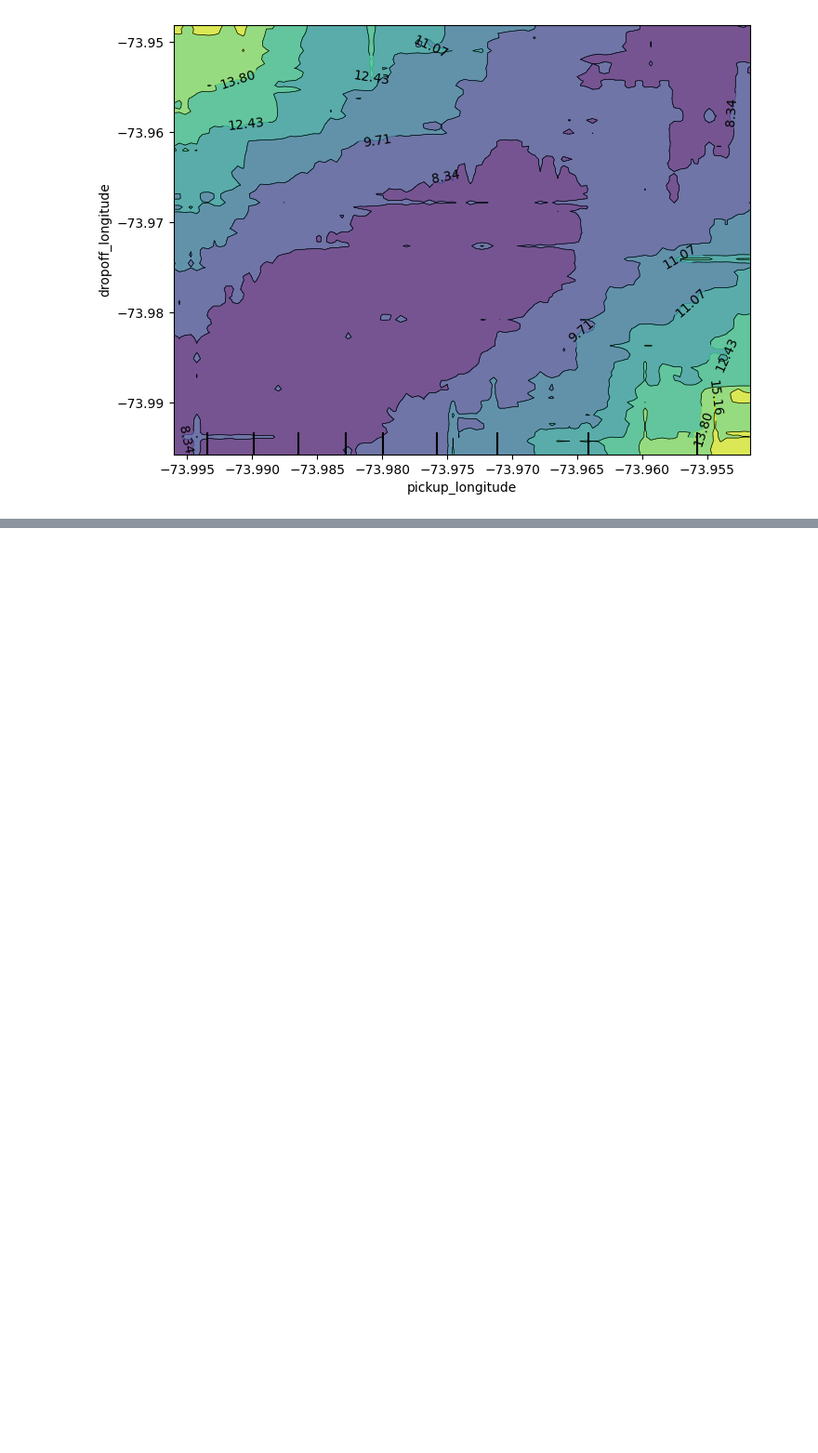
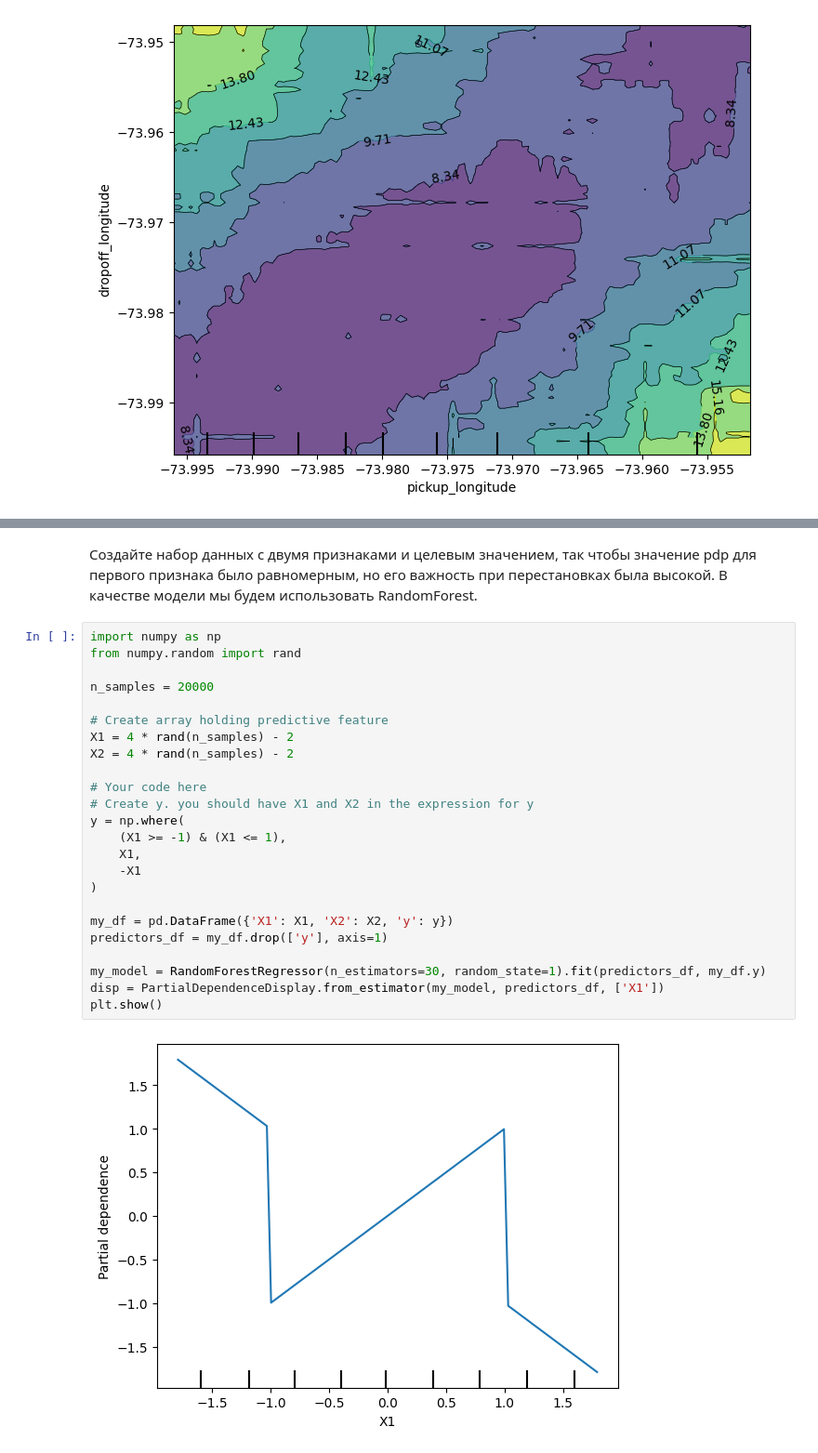
Before and after one commit to Grashch/Kaggle_tasks, a Jupyter notebook: Partial_Plots_hw.ipynb, the cells around one changed output, grey strips where cells are left out. Shown at 93% size. Saved outputs shown, nothing was run; the diff lists cells and outputs as text; blank space fills up the shorter version.

```diff
--- a/Partial_Plots_hw.ipynb
+++ b/Partial_Plots_hw.ipynb
@@ -78,0 +105,28 @@ plt.show()
+# %% [markdown]
+Создайте набор данных с двумя признаками и целевым значением, так чтобы значение pdp для первого признака было равномерным, но его важность при перестановках была высокой. В качестве модели мы будем использовать RandomForest.
+# %%
+import numpy as np
+from numpy.random import rand
+
+n_samples = 20000
+
+# Create array holding predictive feature
+X1 = 4 * rand(n_samples) - 2
+X2 = 4 * rand(n_samples) - 2
+
+# Your code here
+# Create y. you should have X1 and X2 in the expression for y
+y = np.where(
+    (X1 >= -1) & (X1 <= 1),
+    X1,
+    -X1
+)
+
+my_df = pd.DataFrame({'X1': X1, 'X2': X2, 'y': y})
+predictors_df = my_df.drop(['y'], axis=1)
+
+my_model = RandomForestRegressor(n_estimators=30, random_state=1).fit(predictors_df, my_df.y)
+disp = PartialDependenceDisplay.from_estimator(my_model, predictors_df, ['X1'])
+plt.show()
+# %% [output]
+[figure, added]
```
Also changed, not shown: parts of 4 cells of this notebook.
